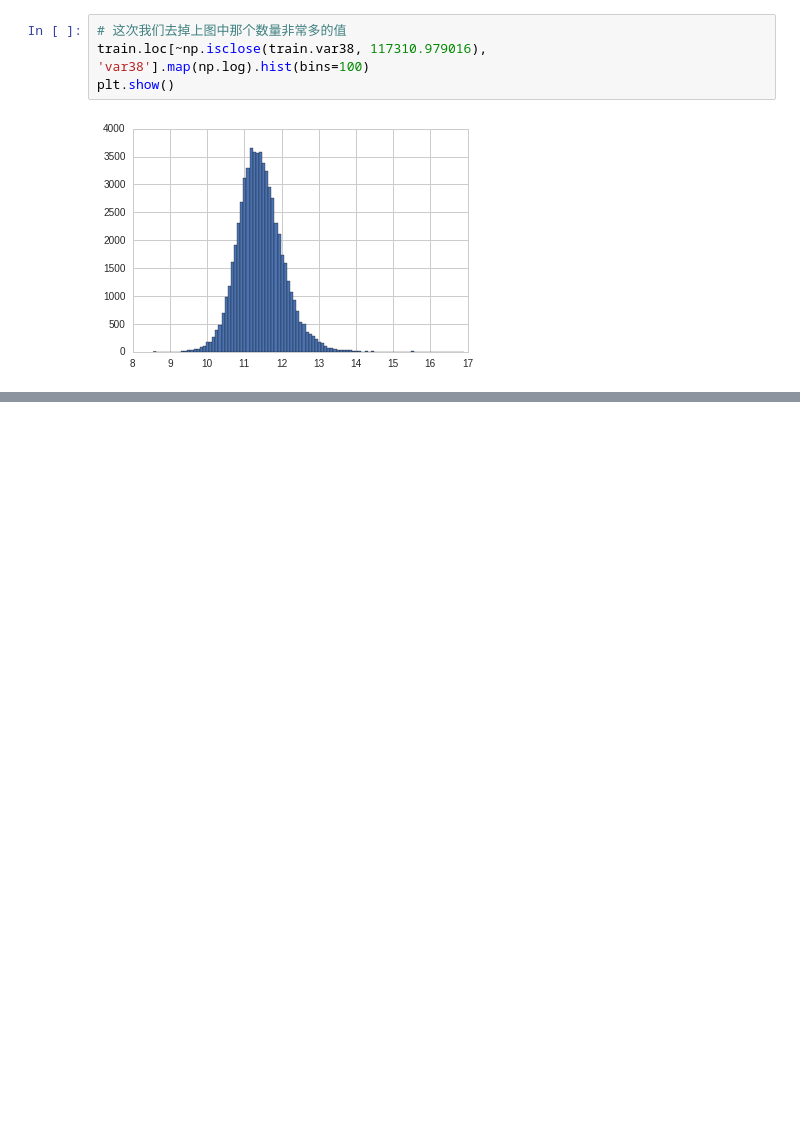
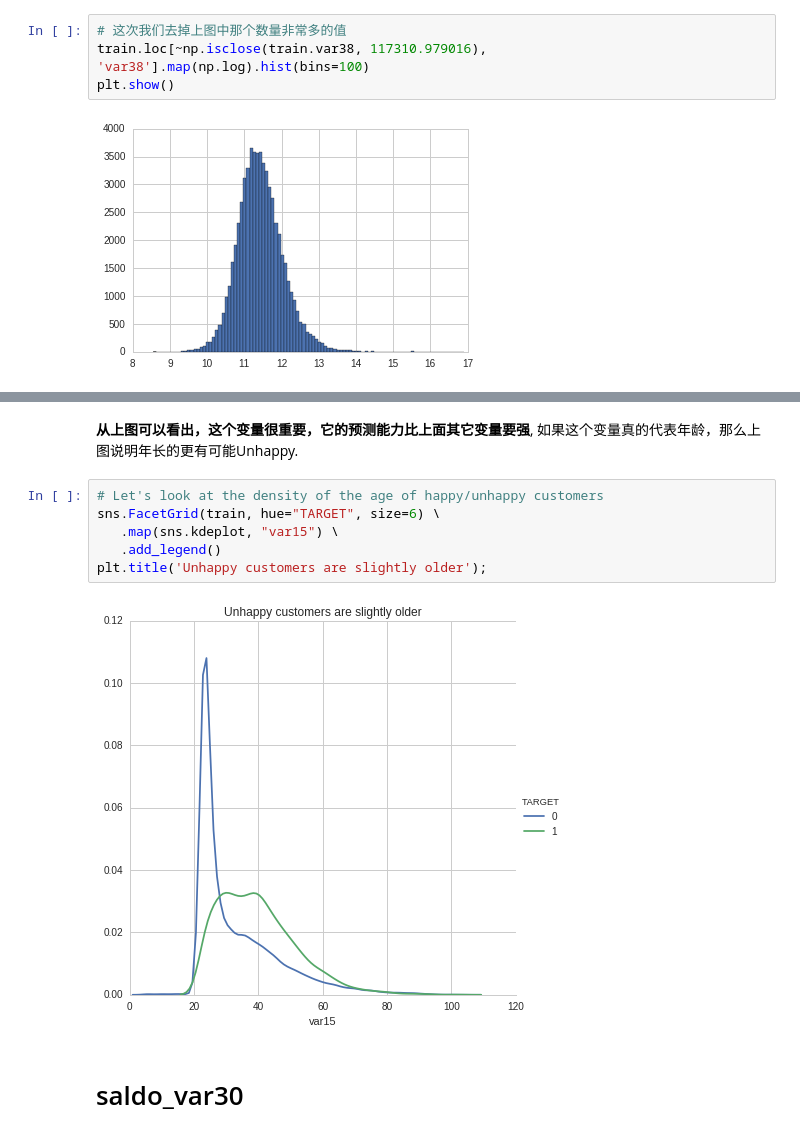
Before and after one commit to hanxlinsist/jupyter_hub, a Jupyter notebook: Santander Customer Satisfaction.ipynb, the cells around one changed output, grey strips where cells are left out. Drawn from its saved outputs; the diff is of its cells as text; blank space fills up the shorter version.

```diff
--- a/Santander Customer Satisfaction.ipynb
+++ b/Santander Customer Satisfaction.ipynb
@@ -158,0 +207,12 @@ plt.show()
+# %% [markdown]
+**从上图可以看出，这个变量很重要，它的预测能力比上面其它变量要强**, 如果这个变量真的代表年龄，那么上图说明年长的更有可能Unhappy.
+# %%
+# Let's look at the density of the age of happy/unhappy customers
+sns.FacetGrid(train, hue="TARGET", size=6) \
+   .map(sns.kdeplot, "var15") \
+   .add_legend()
+plt.title('Unhappy customers are slightly older');
+# %% [output]
+[figure, added]
+# %% [markdown]
+# saldo_var30
```
Also changed, not shown: parts of 34 cells of this notebook.
